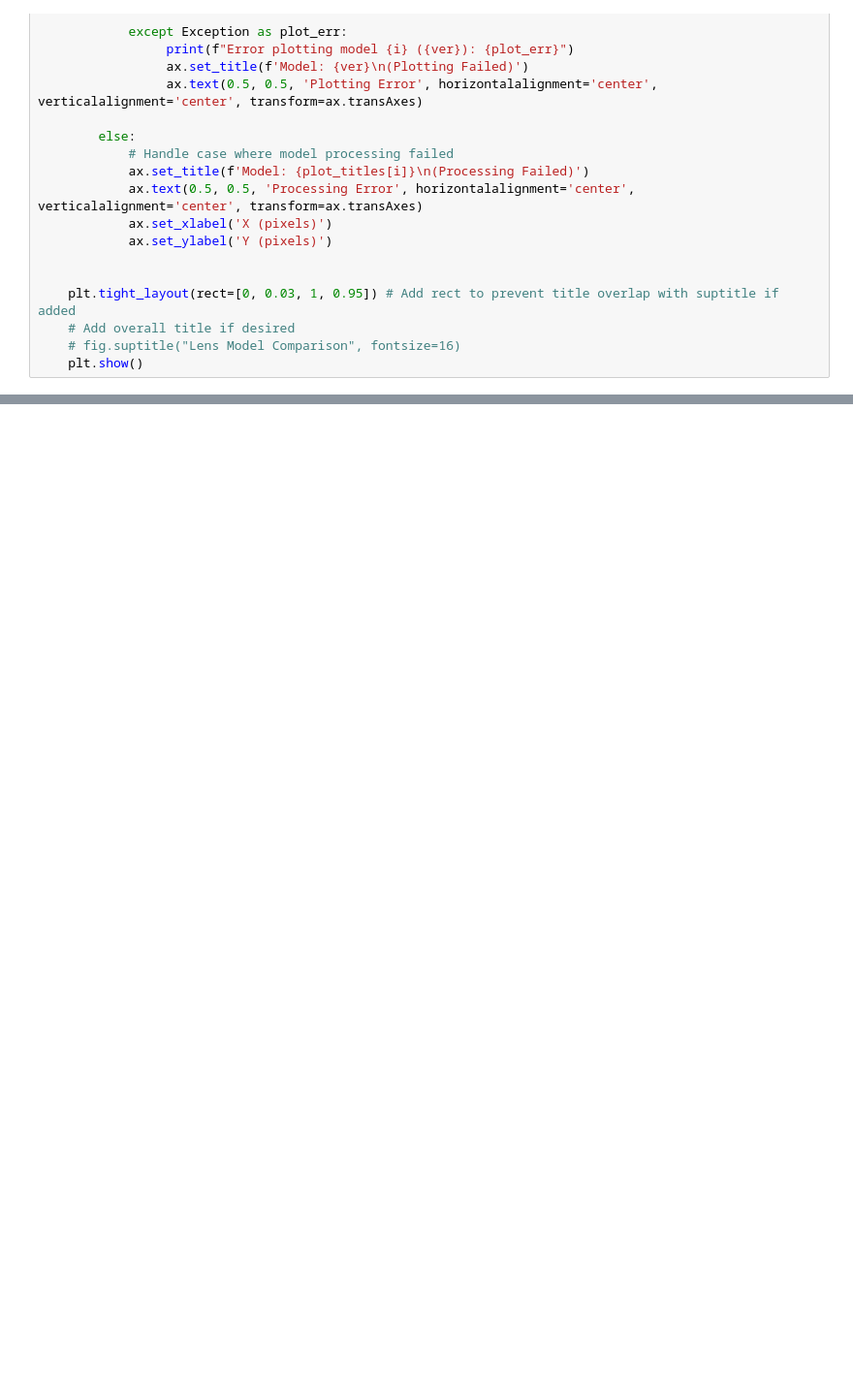
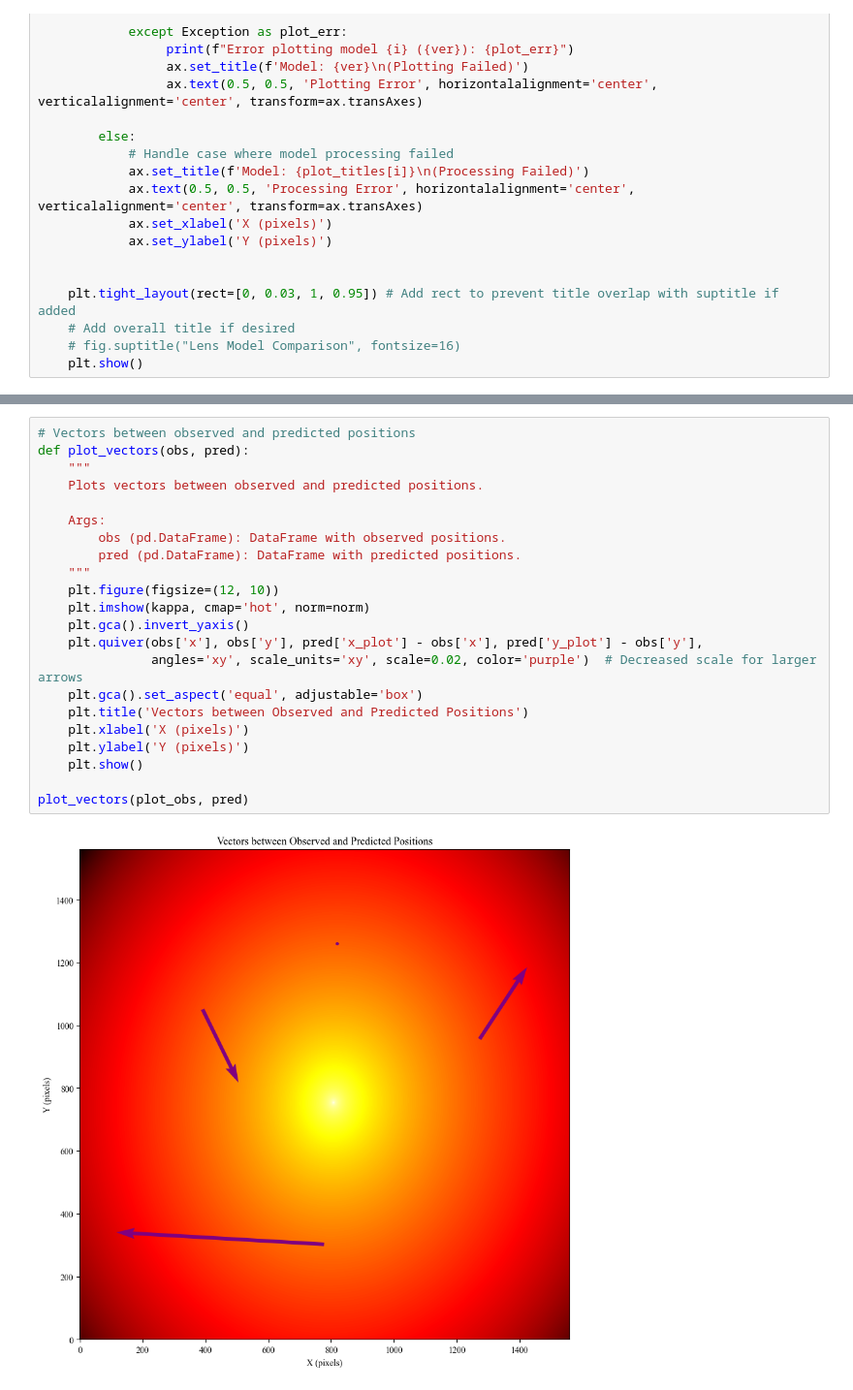
Before and after one commit to romms921/IllustrisTNG-Lens-Modelling, a Jupyter notebook: mass_vectors.ipynb, the cells around one changed output, grey strips where cells are left out. Shown at 97% size. Cells and saved outputs as stored; diff of their text form; blank space fills up the shorter version.

Commit message:
added vectors

```diff
--- a/mass_vectors.ipynb
+++ b/mass_vectors.ipynb
@@ -355,0 +569,24 @@ def compare_models(model_path_1, model_ver_1, model_path_2, model_ver_2):
+# %%
+# Vectors between observed and predicted positions
+def plot_vectors(obs, pred):
+    """
+    Plots vectors between observed and predicted positions.
+
+    Args:
+        obs (pd.DataFrame): DataFrame with observed positions.
+        pred (pd.DataFrame): DataFrame with predicted positions.
+    """
+    plt.figure(figsize=(12, 10))
+    plt.imshow(kappa, cmap='hot', norm=norm)
+    plt.gca().invert_yaxis()
+    plt.quiver(obs['x'], obs['y'], pred['x_plot'] - obs['x'], pred['y_plot'] - obs['y'],
+               angles='xy', scale_units='xy', scale=0.02, color='purple')  # Decreased scale for larger arrows
+    plt.gca().set_aspect('equal', adjustable='box')
+    plt.title('Vectors between Observed and Predicted Positions')
+    plt.xlabel('X (pixels)')
+    plt.ylabel('Y (pixels)')
+    plt.show()
+
+plot_vectors(plot_obs, pred)
+# %% [output]
+[figure, added]
```
Also changed, not shown: parts of 3 cells of this notebook, 1 other file.
